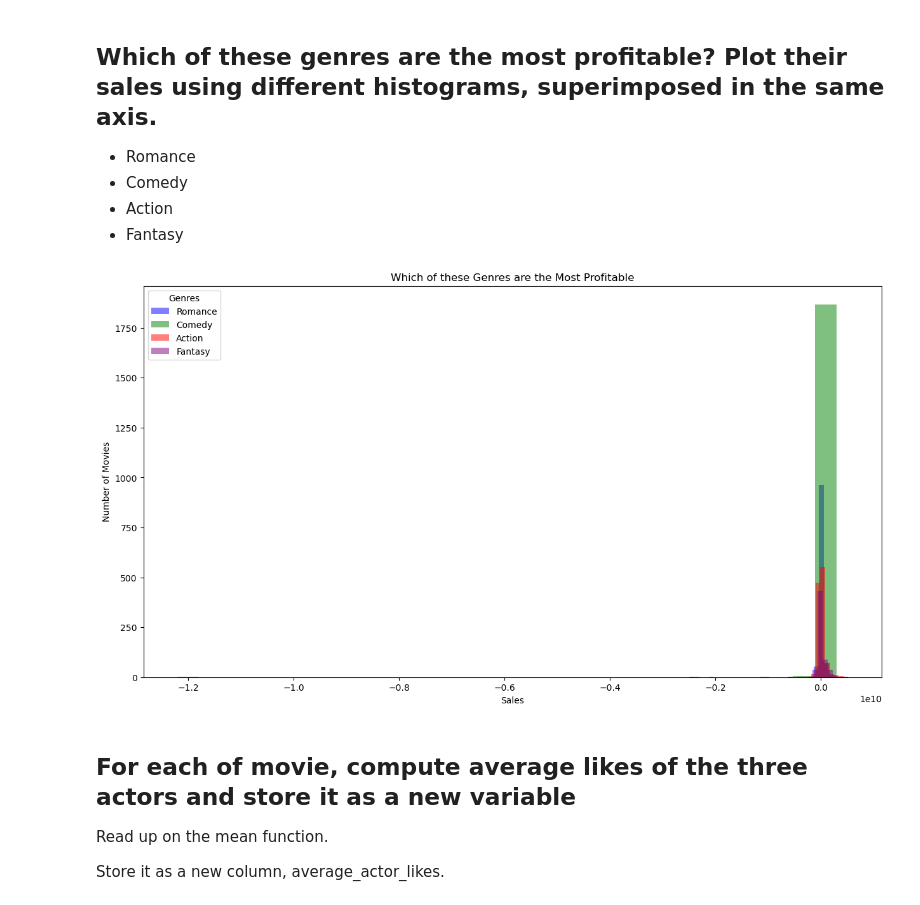
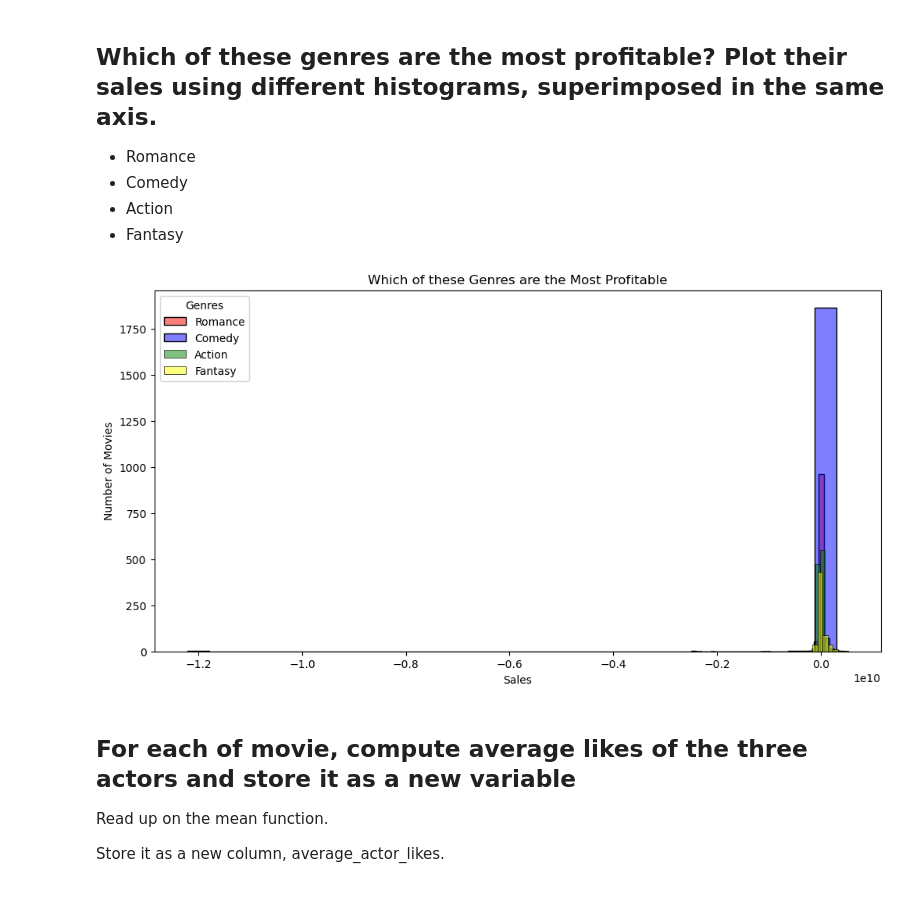
Before and after one commit to Kanedykane/CMSC197, a Jupyter notebook: [hw2].ipynb, the cells around one changed output. Cells and saved outputs as stored; diff of their text form; code cells hidden in the pictures.

```diff
--- a/[hw2].ipynb
+++ b/[hw2].ipynb
@@ -113,11 +117,17 @@ director_sales_df.head()
 # %% [markdown]
 ## Plot sales and average likes as a scatterplot. Fit it with a line.
 # %%
+# Identify columns with 'likes' in their name
+likes_columns = [col for col in data.columns if 'likes' in col.lower()]
+
+# Compute the average likes for these columns
+data['average_likes'] = data[likes_columns].mean(axis=1)
+
 plt.figure(figsize=(15, 8))
-sns.scatterplot(x='sales', y='average_likes', data=data)
-sns.regplot(x='sales', y='average_likes', data=data, scatter=False, color='red')
 
-plt.title('Scatterplot of Sales and. Average Likes')
+sns.regplot(x='sales', y='average_likes', data=data, scatter=True, color='blue')
+
+plt.title('Scatterplot of Sales and Average Likes')
 plt.xlabel('Sales')
 plt.ylabel('Average Likes')
 plt.show()
@@ -132,25 +142,25 @@ plt.show()
 - Fantasy
 # %%
 # Filter data for each genre
-romance_data = data[data['genres'].str.contains('Romance', na=False)]
-comedy_data = data[data['genres'].str.contains('Comedy', na=False)]
-action_data = data[data['genres'].str.contains('Action', na=False)]
-fantasy_data = data[data['genres'].str.contains('Fantasy', na=False)]
+romance_sales = data[data['genres'].str.contains('Romance', case=False, na=False)]['sales']
+comedy_sales = data[data['genres'].str.contains('Comedy', case=False, na=False)]['sales']
+action_sales = data[data['genres'].str.contains('Action', case=False, na=False)]['sales']
+fantasy_sales = data[data['genres'].str.contains('Fantasy', case=False, na=False)]['sales']
 
-# Plotting histograms
-plt.figure(figsize=(15, 8))
-plt.hist(romance_data['sales'], bins=30, alpha=0.5, label='Romance', color='blue')
-plt.hist(comedy_data['sales'], bins=30, alpha=0.5, label='Comedy', color='green')
-plt.hist(action_data['sales'], bins=30, alpha=0.5, label='Action', color='red')
-plt.hist(fantasy_data['sales'], bins=30, alpha=0.5, label='Fantasy', color='purple')
+# Plot histograms for each genre
+plt.figure(figsize=(12, 6))
+sns.histplot(romance_sales, bins=30, color='red', kde=False, label='Romance', alpha=0.5)
+sns.histplot(comedy_sales, bins=30, color='blue', kde=False, label='Comedy', alpha=0.5)
+sns.histplot(action_sales, bins=30, color='green', kde=False, label='Action', alpha=0.5)
+sns.histplot(fantasy_sales, bins=30, color='yellow', kde=False, label='Fantasy', alpha=0.5)
 
 plt.title('Which of these Genres are the Most Profitable')
 plt.xlabel('Sales')
 plt.ylabel('Number of Movies')
 plt.legend(title='Genres')
 plt.show()
 # %% [output]
-[figure, old version]
+[figure, new version]
 # %% [markdown]
 ## For each of movie, compute average likes of the three actors and store it as a new variable
 
```
Also changed, not shown: parts of 8 cells of this notebook.
